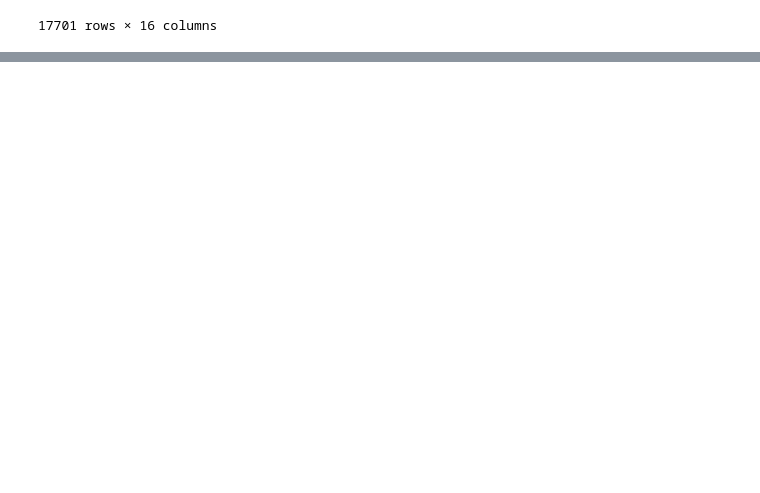
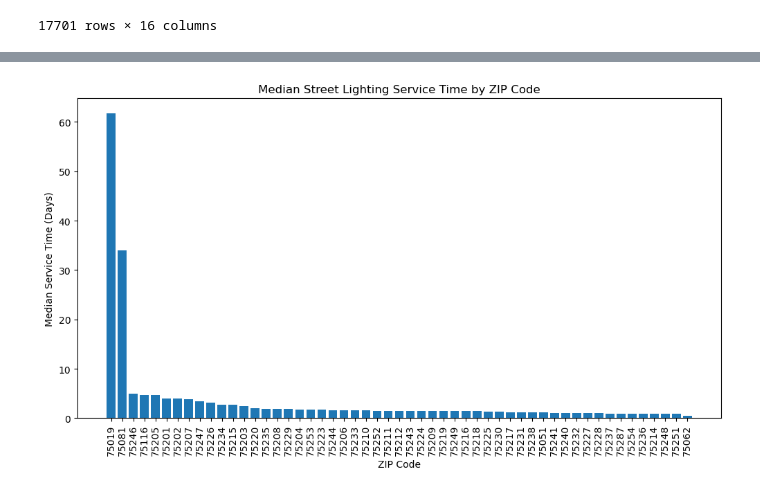
Before and after one commit to ratraverfallick/Hackathon_REU2026_Group4, a Jupyter notebook: lightdata.ipynb, the cells around one changed output, grey strips where cells are left out. Saved outputs shown, nothing was run; the diff lists cells and outputs as text; code cells hidden in the pictures; blank space fills up the shorter version.

```diff
--- a/lightdata.ipynb
+++ b/lightdata.ipynb
@@ -85,0 +185,13 @@ service_light
+# %%
+#bar chart median
+zip_summary_filtered = zip_summary.sort_values("median", ascending=False)
+
+plt.figure(figsize=(12, 6))
+plt.bar(zip_summary_filtered["zip_code"], zip_summary_filtered["median"])
+plt.xticks(rotation=90)
+plt.xlabel("ZIP Code")
+plt.ylabel("Median Service Time (Days)")
+plt.title("Median Street Lighting Service Time by ZIP Code")
+plt.show()
+# %% [output]
+[figure, added]
```
Also changed, not shown: parts of 11 cells of this notebook.
